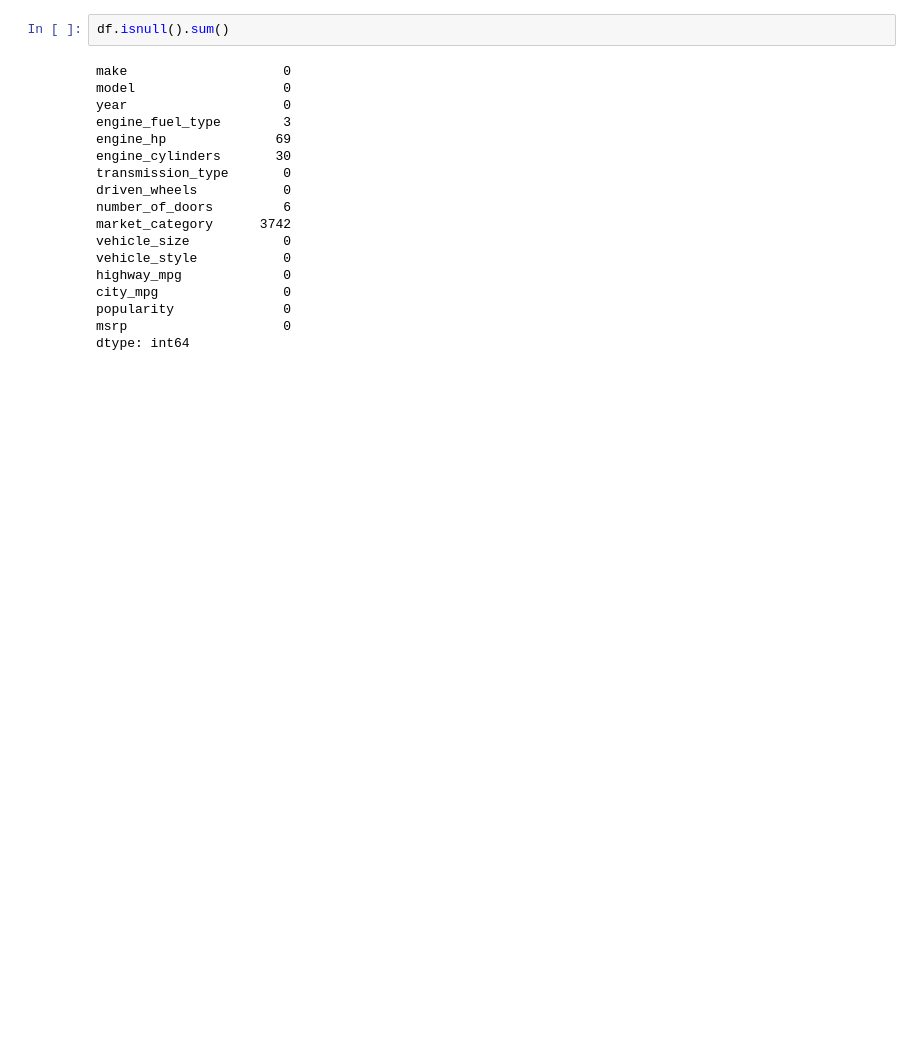
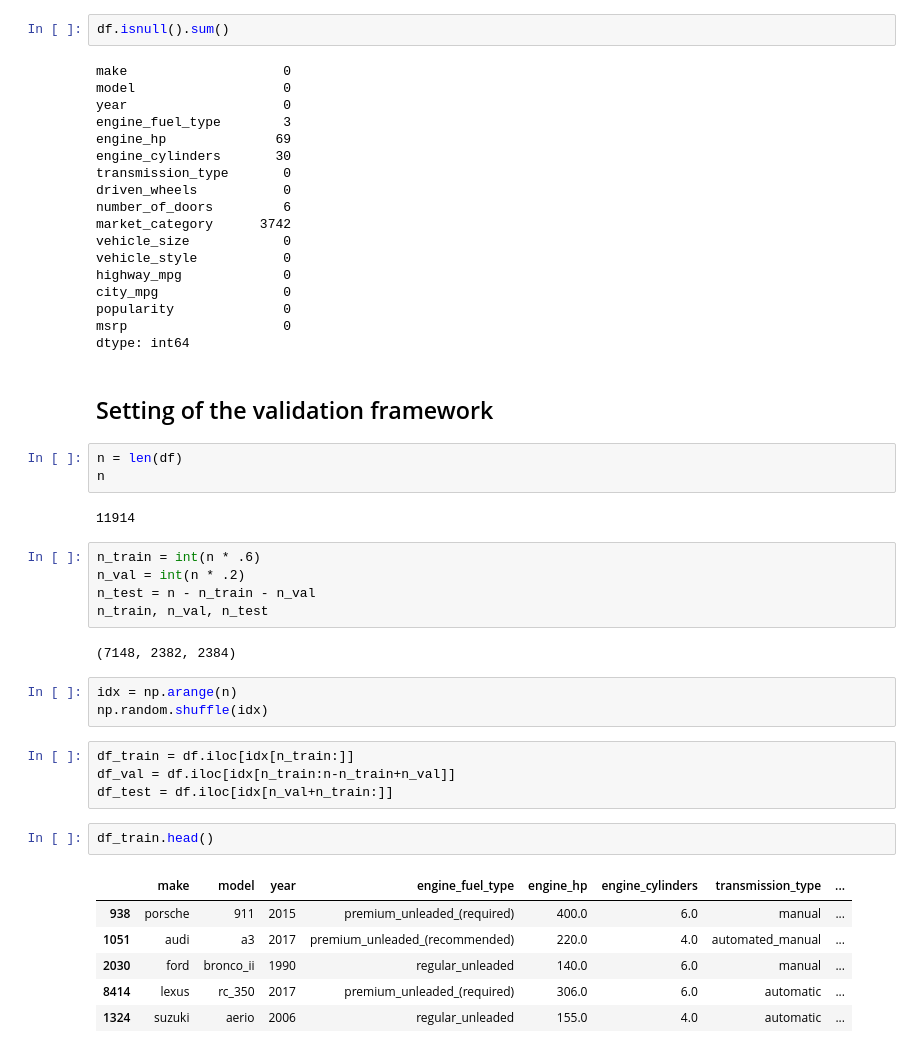
Before and after one commit to eteil/carPrice-linear-regression, a Jupyter notebook: car_price.ipynb, the cells around one changed output. Saved outputs shown, nothing was run; the diff lists cells and outputs as text; blank space fills up the shorter version.

Commit message:
split the dataset in train validation and test sets

```diff
--- a/car_price.ipynb
+++ b/car_price.ipynb
@@ -162,3 +162,33 @@ city_mpg                0
 popularity              0
 msrp                    0
 dtype: int64
+# %% [markdown]
+## Setting of the validation framework
+# %%
+n = len(df)
+n
+# %% [output]
+11914
+# %%
+n_train = int(n * .6)
+n_val = int(n * .2)
+n_test = n - n_train - n_val
+n_train, n_val, n_test
+# %% [output]
+(7148, 2382, 2384)
+# %%
+idx = np.arange(n)
+np.random.shuffle(idx)
+# %%
+df_train = df.iloc[idx[n_train:]]
+df_val = df.iloc[idx[n_train:n-n_train+n_val]]
+df_test = df.iloc[idx[n_val+n_train:]]
+# %%
+df_train.head()
+# %% [output]
+|  | make | model | year | engine_fuel_type | engine_hp | engine_cylinders | transmission_type | ... |
+| 938 | porsche | 911 | 2015 | premium_unleaded_(required) | 400.0 | 6.0 | manual | ... |
+| 1051 | audi | a3 | 2017 | premium_unleaded_(recommended) | 220.0 | 4.0 | automated_manual | ... |
+| 2030 | ford | bronco_ii | 1990 | regular_unleaded | 140.0 | 6.0 | manual | ... |
+| 8414 | lexus | rc_350 | 2017 | premium_unleaded_(required) | 306.0 | 6.0 | automatic | ... |
+| 1324 | suzuki | aerio | 2006 | regular_unleaded | 155.0 | 4.0 | automatic | ... |
```
